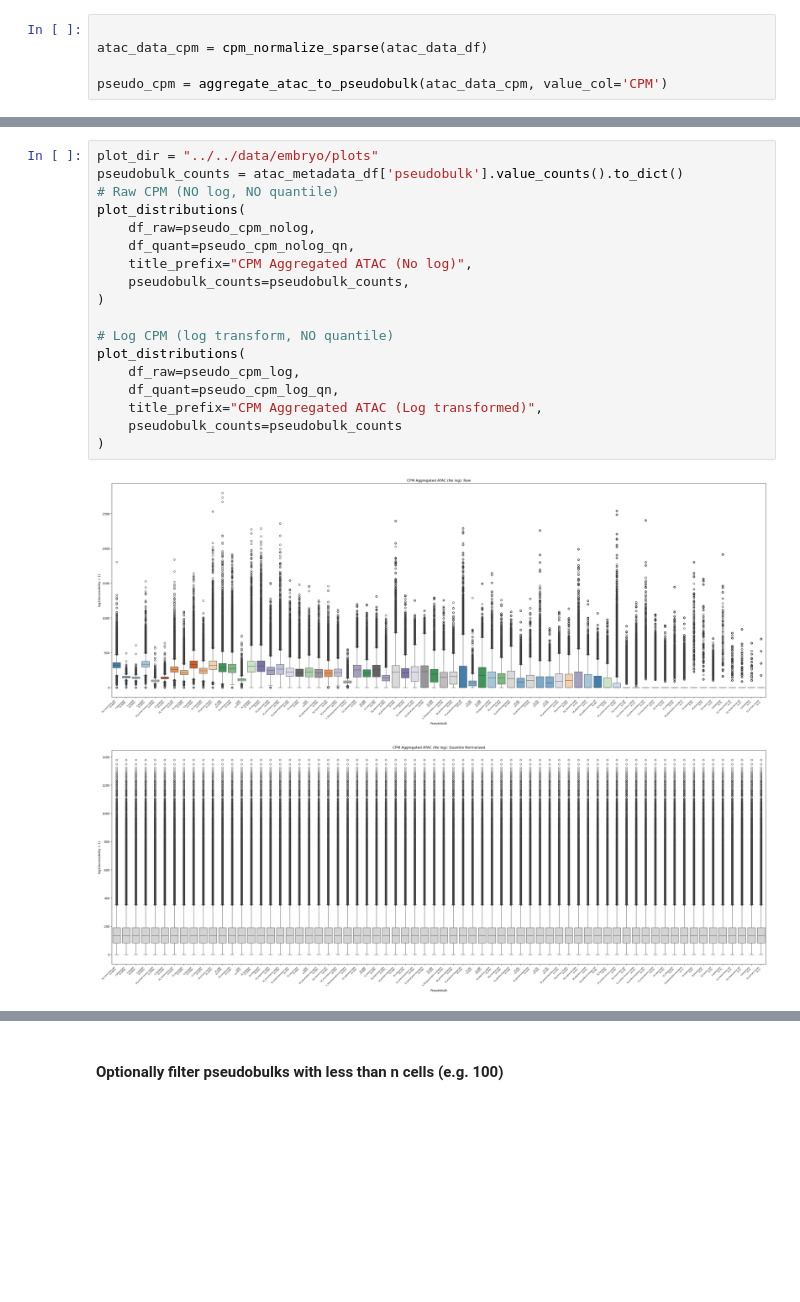
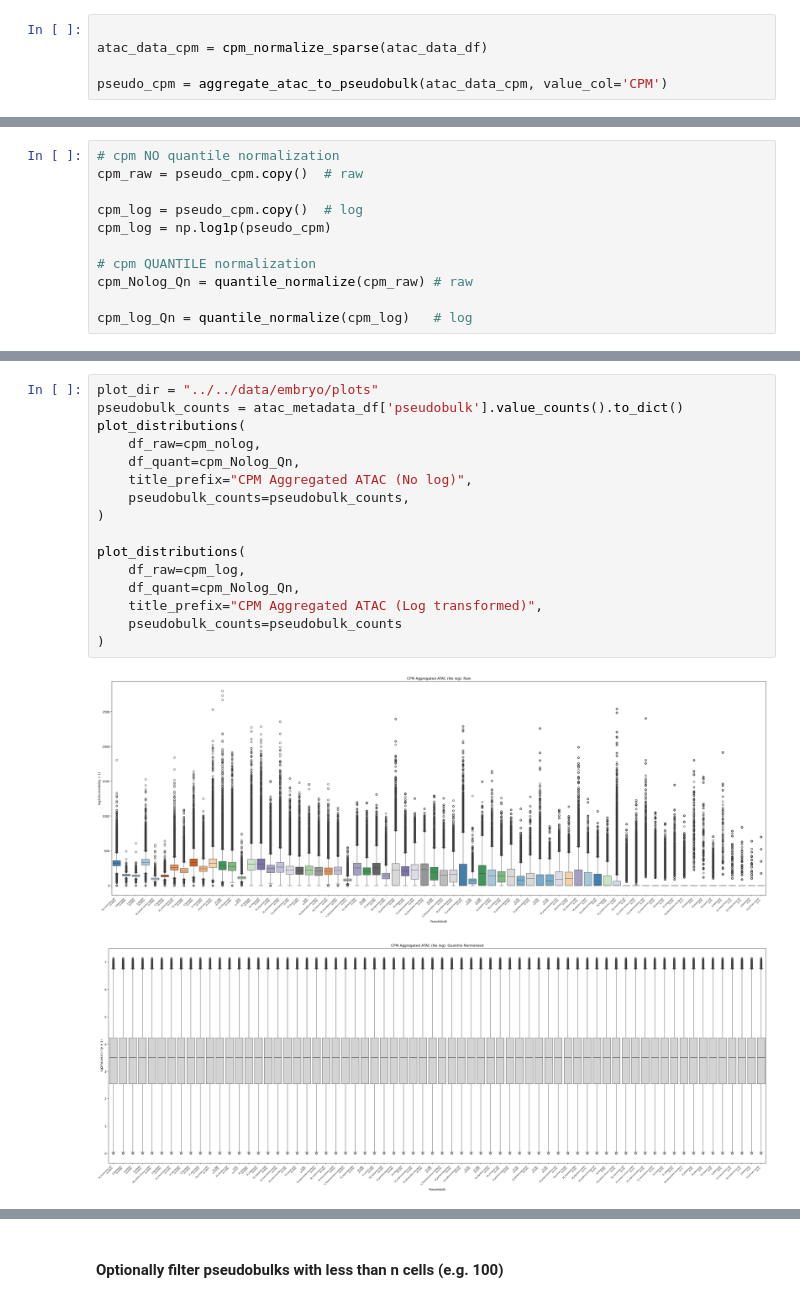
Before and after one commit to mourouzidou/zebrafish_development, a Jupyter notebook: notebooks/embryo/prepare_ATAC_data.ipynb, the cells around one changed output, grey strips where cells are left out. Cells and saved outputs as stored; diff of their text form; blank space fills up the shorter version.

```diff
--- a/notebooks/embryo/prepare_ATAC_data.ipynb
+++ b/notebooks/embryo/prepare_ATAC_data.ipynb
@@ -167 +144,12 @@ pseudo_cpm_log_qn = quantile_normalize(pseudo_cpm_log)
+# %%
+# cpm NO quantile normalization
+cpm_raw = pseudo_cpm.copy()  # raw
+
+cpm_log = pseudo_cpm.copy()  # log
+cpm_log = np.log1p(pseudo_cpm)
+
+# cpm QUANTILE normalization
+cpm_Nolog_Qn = quantile_normalize(cpm_raw) # raw
+
+cpm_log_Qn = quantile_normalize(cpm_log)   # log
 # %%
@@ -186,24 +175,22 @@ y-axis: accessibility values
 # %%
 plot_dir = "../../data/embryo/plots"
 pseudobulk_counts = atac_metadata_df['pseudobulk'].value_counts().to_dict()
-# Raw CPM (NO log, NO quantile)
 plot_distributions(
-    df_raw=pseudo_cpm_nolog,
-    df_quant=pseudo_cpm_nolog_qn,
+    df_raw=cpm_nolog,
+    df_quant=cpm_Nolog_Qn,
     title_prefix="CPM Aggregated ATAC (No log)",
     pseudobulk_counts=pseudobulk_counts,
 )
 
-# Log CPM (log transform, NO quantile)
 plot_distributions(
-    df_raw=pseudo_cpm_log,
-    df_quant=pseudo_cpm_log_qn,
+    df_raw=cpm_log,
+    df_quant=cpm_Nolog_Qn,
     title_prefix="CPM Aggregated ATAC (Log transformed)",
     pseudobulk_counts=pseudobulk_counts
 )
 # %% [output]
 [figure]
-[figure, old version]
+[figure, new version]
 [figure]
 [figure]
 # %% [markdown]
```
Also changed, not shown: parts of 16 cells of this notebook.
